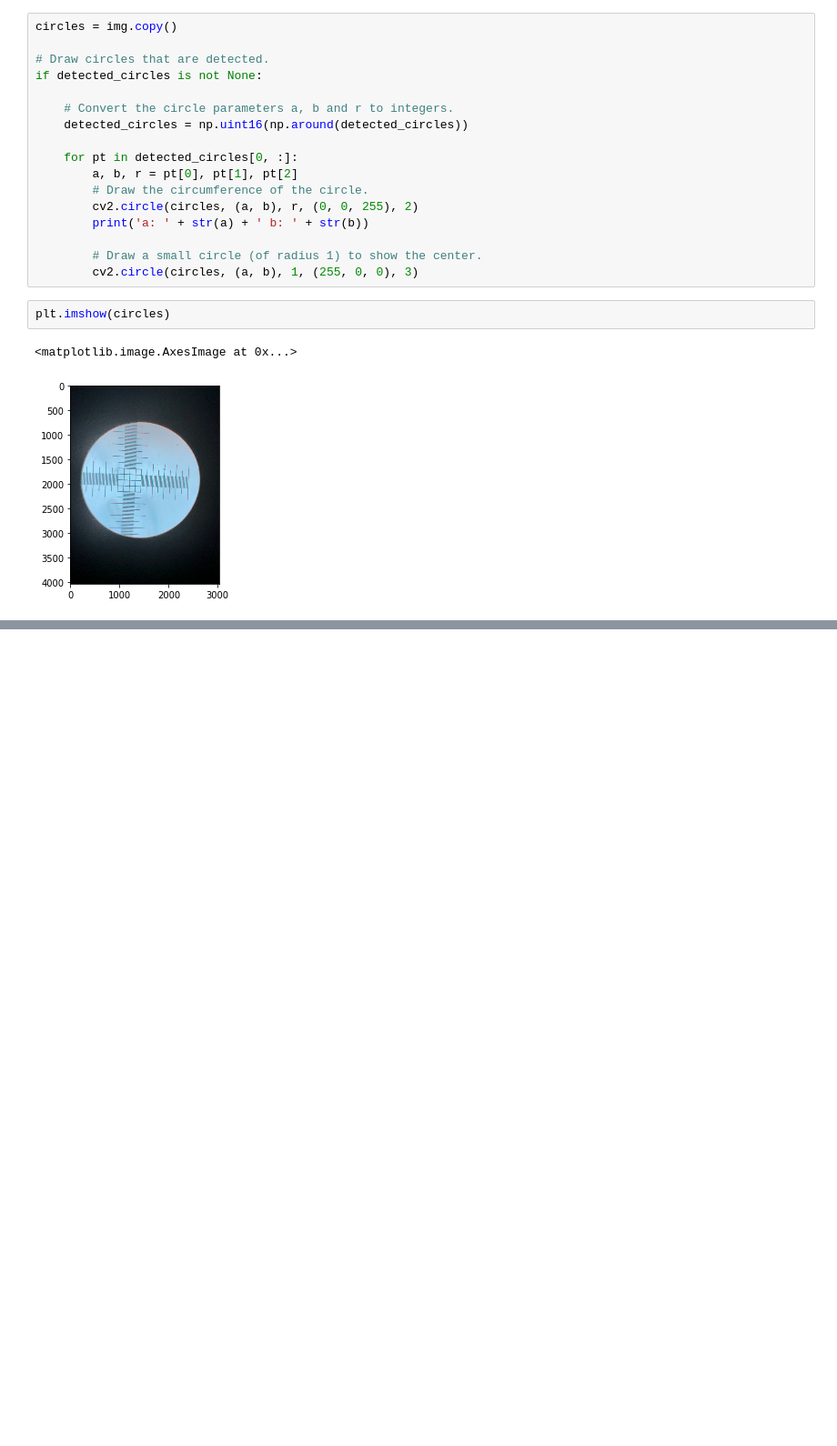
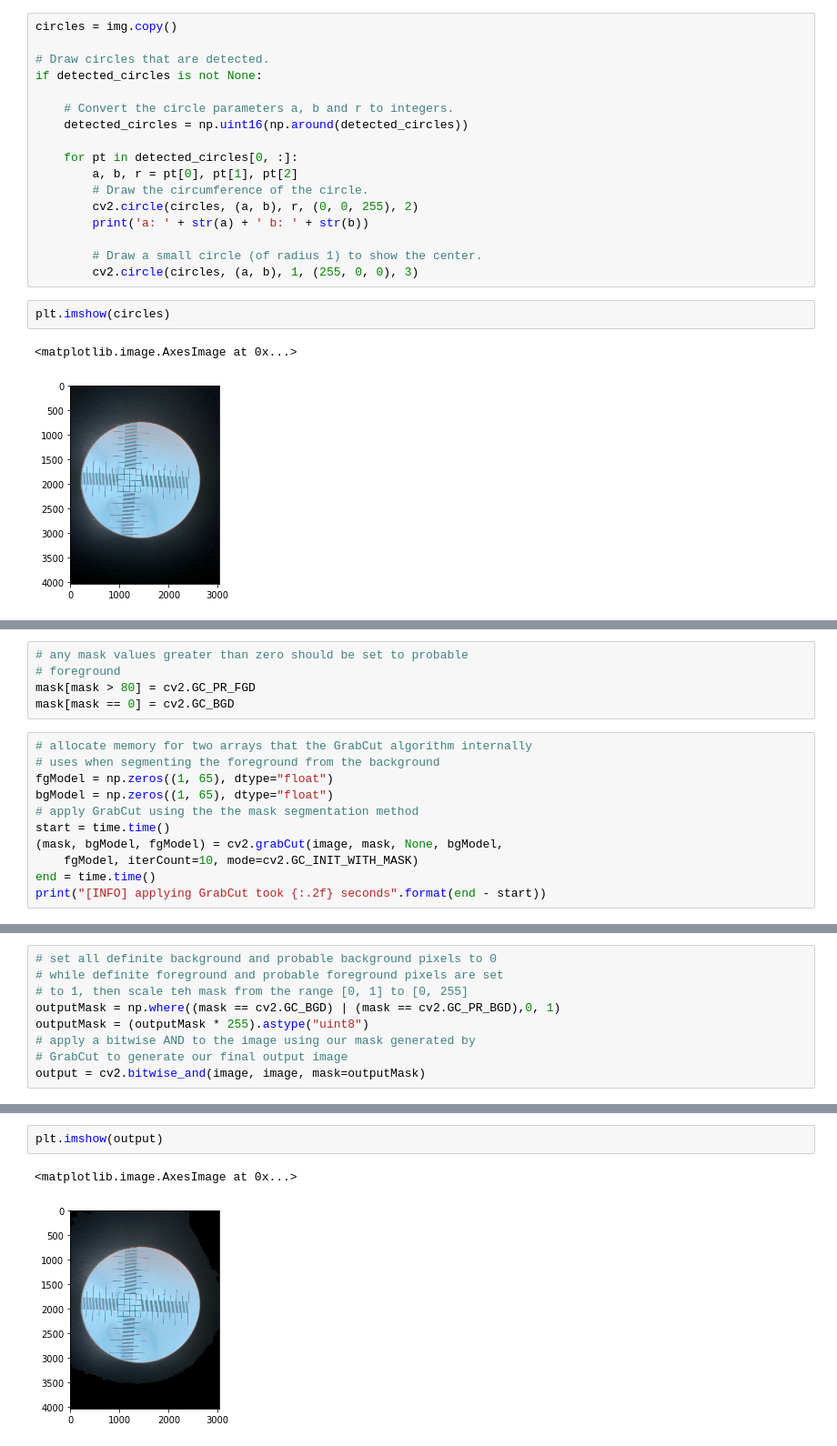
Before and after one commit to danielbarco/malatec, a Jupyter notebook: Notebooks/Circle detection.ipynb, the cells around one changed output, grey strips where cells are left out. Shown at 91% size. Drawn from its saved outputs; the diff is of its cells as text; blank space fills up the shorter version.

```diff
--- a/Notebooks/Circle detection.ipynb
+++ b/Notebooks/Circle detection.ipynb
@@ -68,0 +135,16 @@ plt.imshow(circles)
+# %%
+# any mask values greater than zero should be set to probable
+# foreground
+mask[mask > 80] = cv2.GC_PR_FGD
+mask[mask == 0] = cv2.GC_BGD
+# %%
+# allocate memory for two arrays that the GrabCut algorithm internally
+# uses when segmenting the foreground from the background
+fgModel = np.zeros((1, 65), dtype="float")
+bgModel = np.zeros((1, 65), dtype="float")
+# apply GrabCut using the the mask segmentation method
+start = time.time()
+(mask, bgModel, fgModel) = cv2.grabCut(image, mask, None, bgModel,
+	fgModel, iterCount=10, mode=cv2.GC_INIT_WITH_MASK)
+end = time.time()
+print("[INFO] applying GrabCut took {:.2f} seconds".format(end - start))
@@ -68,0 +153,9 @@ plt.imshow(circles)
+# %%
+# set all definite background and probable background pixels to 0
+# while definite foreground and probable foreground pixels are set
+# to 1, then scale teh mask from the range [0, 1] to [0, 255]
+outputMask = np.where((mask == cv2.GC_BGD) | (mask == cv2.GC_PR_BGD),0, 1)
+outputMask = (outputMask * 255).astype("uint8")
+# apply a bitwise AND to the image using our mask generated by
+# GrabCut to generate our final output image
+output = cv2.bitwise_and(image, image, mask=outputMask)
@@ -68,0 +169,5 @@ plt.imshow(circles)
+# %%
+plt.imshow(output)
+# %% [output]
+<matplotlib.image.AxesImage at 0x...>
+[figure, added]
```
Also changed, not shown: parts of 15 cells of this notebook.
